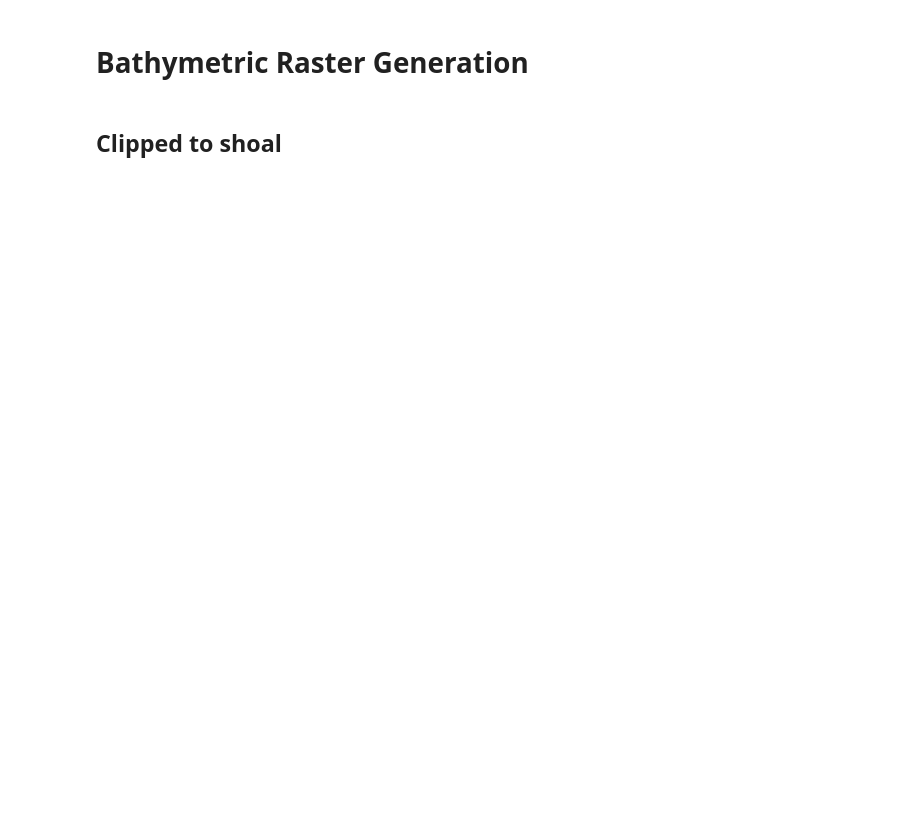
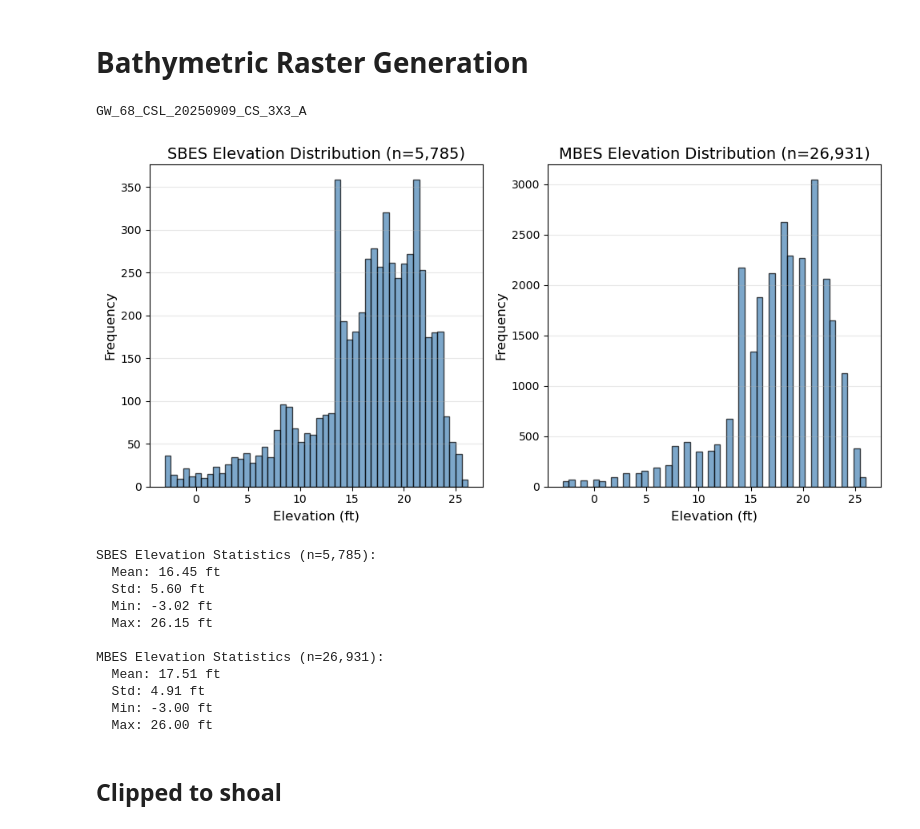
Before and after one commit to wc-caldwell/eHydroInterpolation, a Jupyter notebook: notebooks/SE5_autokriging.ipynb, the cells around one changed output. Saved outputs shown, nothing was run; the diff lists cells and outputs as text; code cells hidden in the pictures; blank space fills up the shorter version.

```diff
--- a/notebooks/SE5_autokriging.ipynb
+++ b/notebooks/SE5_autokriging.ipynb
@@ -139,8 +139,9 @@ processors = 20
 
 num_pts = 10000
 # %%
-# survey = list(data_pairs.keys())[0]
-survey = "CL_02_UDS_20260305_CS_A"
+survey = list(data_pairs.keys())[10]
+# survey = "CL_02_UDS_20260305_CS_A"
+print(survey)
 
 test_pair = data_pairs[survey]
 sbes_data = pd.read_csv(test_pair[0])
@@ -175,33 +176,47 @@ fig, ax = plt.subplots(1,2, figsize=(10, 5))
 
 # Histogram for sbes_z
 ax[0].hist(sbes_z, bins=50, color='steelblue', edgecolor='black', alpha=0.7)
 ax[0].set_xlabel('Elevation (ft)', fontsize=12)
 ax[0].set_ylabel('Frequency', fontsize=12)
 ax[0].set_title(f'SBES Elevation Distribution (n={len(sbes_z):,})', fontsize=14)
 ax[0].grid(axis='y', alpha=0.3)
 
 # Histogram for mbes_z
 ax[1].hist(mbes_z, bins=50, color='steelblue', edgecolor='black', alpha=0.7)
 ax[1].set_xlabel('Elevation (ft)', fontsize=12)
 ax[1].set_ylabel('Frequency', fontsize=12)
 ax[1].set_title(f'MBES Elevation Distribution (n={len(mbes_z):,})', fontsize=14)
 ax[1].grid(axis='y', alpha=0.3)
 
 plt.tight_layout()
 plt.show()
 
 # Print summary statistics
 print(f"\nSBES Elevation Statistics (n={len(sbes_z):,}):")
 print(f"  Mean: {np.mean(sbes_z):.2f} ft")
 print(f"  Std: {np.std(sbes_z):.2f} ft")
 print(f"  Min: {np.min(sbes_z):.2f} ft")
 print(f"  Max: {np.max(sbes_z):.2f} ft")
 
 print(f"\nMBES Elevation Statistics (n={len(mbes_z):,}):")
 print(f"  Mean: {np.mean(mbes_z):.2f} ft")
 print(f"  Std: {np.std(mbes_z):.2f} ft")
 print(f"  Min: {np.min(mbes_z):.2f} ft")
 print(f"  Max: {np.max(mbes_z):.2f} ft")
+# %% [output]
+GW_68_CSL_20250909_CS_3X3_A
+[figure, added]
+SBES Elevation Statistics (n=5,785):
+  Mean: 16.45 ft
+  Std: 5.60 ft
+  Min: -3.02 ft
+  Max: 26.15 ft
+
+MBES Elevation Statistics (n=26,931):
+  Mean: 17.51 ft
+  Std: 4.91 ft
+  Min: -3.00 ft
+  Max: 26.00 ft
 # %% [markdown]
 ## Clipped to shoal
 # %%
```
Also changed, not shown: parts of 6 cells of this notebook, 10 other files.
